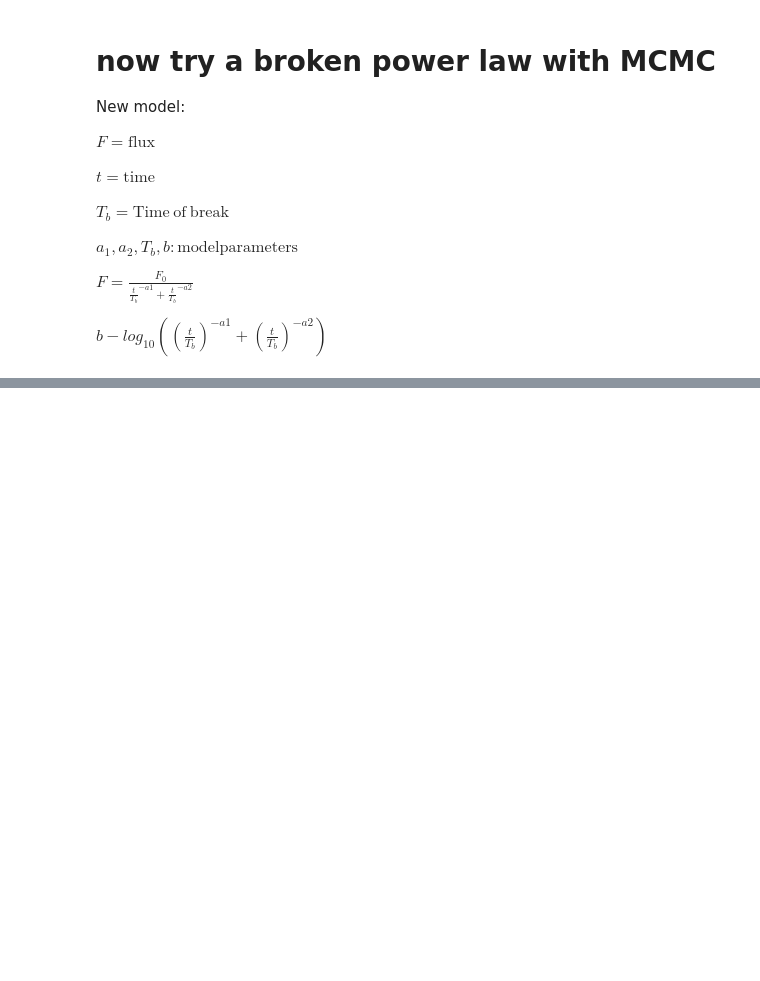
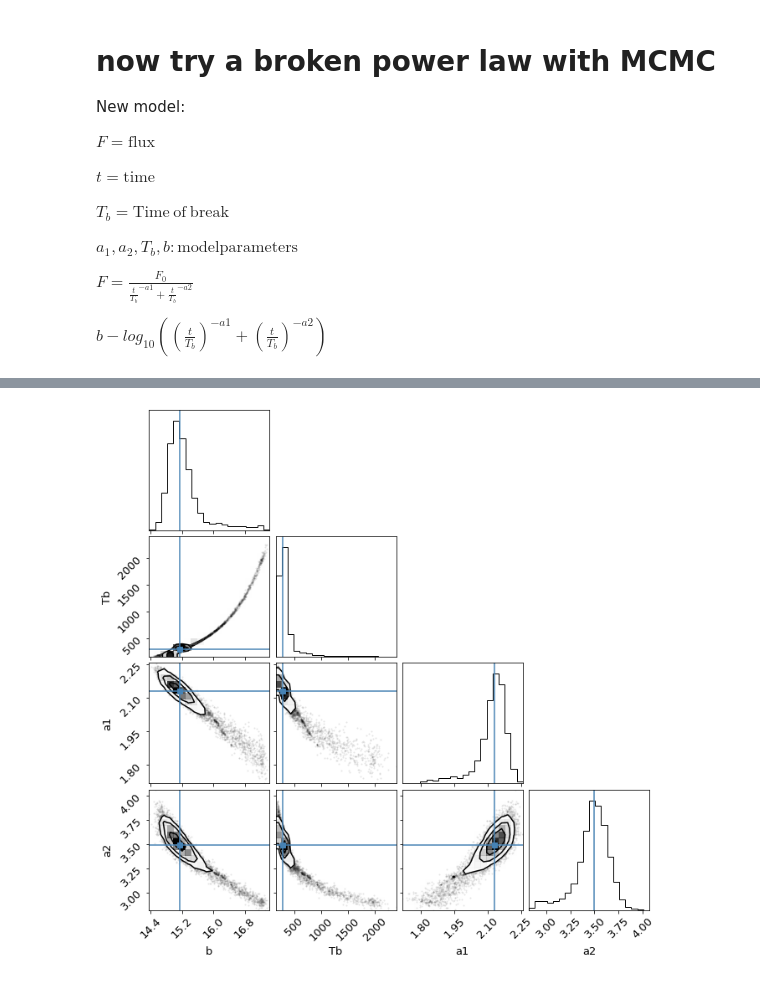
Before and after one commit to marcocaramanti/MLPNS_MCaramanti, a Jupyter notebook: linearRegression/FittingLineToGRBAfterglows.ipynb, the cells around one changed output, grey strips where cells are left out. Saved outputs shown, nothing was run; the diff lists cells and outputs as text; code cells hidden in the pictures; blank space fills up the shorter version.

```diff
--- a/linearRegression/FittingLineToGRBAfterglows.ipynb
+++ b/linearRegression/FittingLineToGRBAfterglows.ipynb
@@ -617,0 +747,3 @@ $b - log_{10}((\frac{t}{T_b})^{-a1} + (\frac{t}{T_b})^{-a2}) $
+# %%
+flat_samples_bpl = sampler_bpl.get_chain(discard=200,
+                                         thin=15, flat=True)
@@ -617,0 +766,5 @@ $b - log_{10}((\frac{t}{T_b})^{-a1} + (\frac{t}{T_b})^{-a2}) $
+# %%
+fig = corner.corner(flat_samples_bpl, labels=["b", "Tb", "a1", "a2"],
+                    truths=mcmc_bpl[:, 1]);
+# %% [output]
+[figure, added]
```
Also changed, not shown: parts of 26 cells of this notebook.
